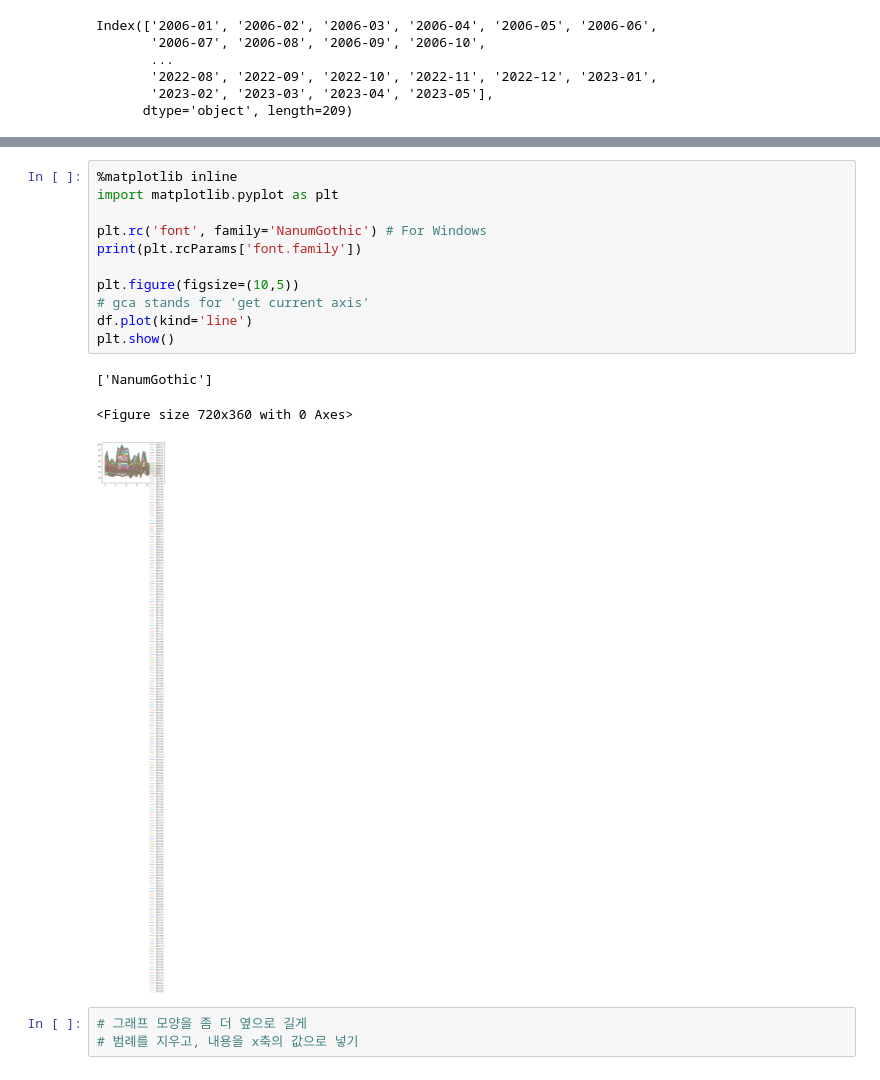
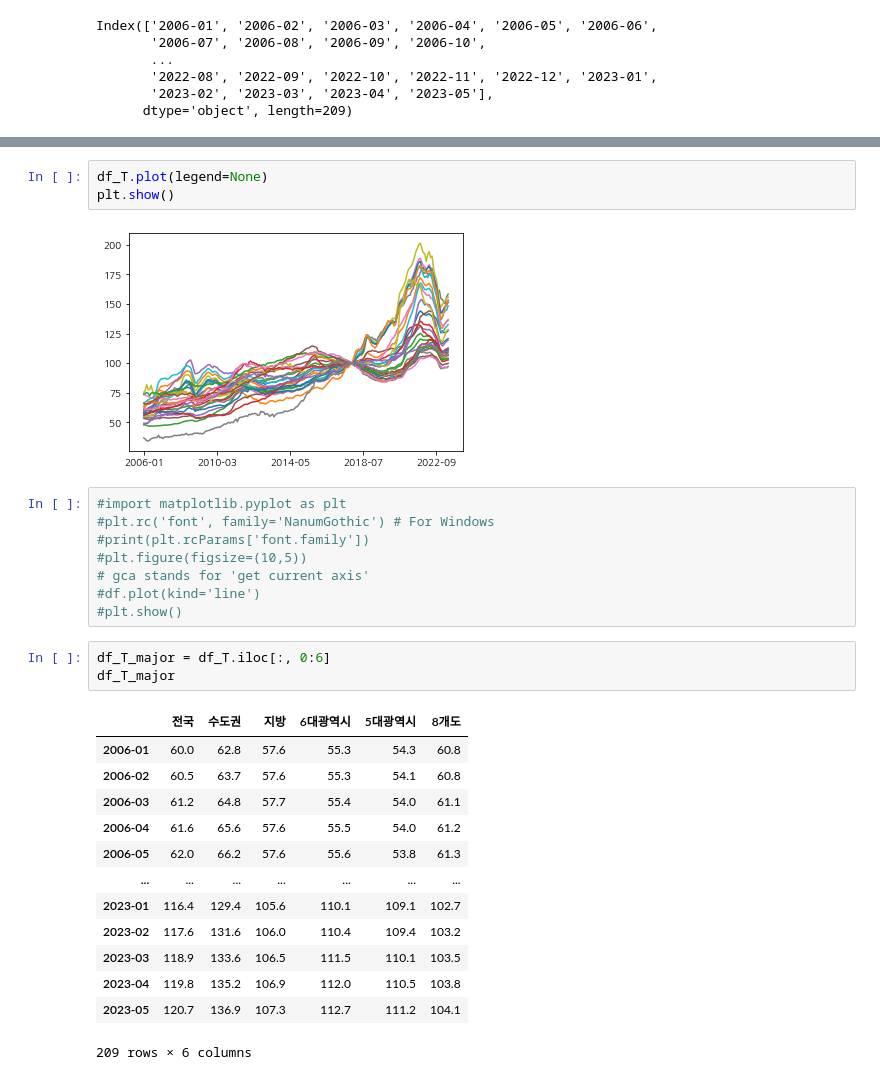
Before and after one commit to zune2/DSpython, a Jupyter notebook: 한국부동산원_공동주택 실거래가격지수_아파트_월별 지역별 매매.ipynb, the cells around one changed output, grey strips where cells are left out. Drawn from its saved outputs; the diff is of its cells as text.

```diff
--- a/한국부동산원_공동주택 실거래가격지수_아파트_월별 지역별 매매.ipynb
+++ b/한국부동산원_공동주택 실거래가격지수_아파트_월별 지역별 매매.ipynb
@@ -138,18 +157,30 @@ Index(['2006-01', '2006-02', '2006-03', '2006-04', '2006-05', '2006-06',
+# %%
+df_T.plot(legend=None)
+plt.show()
+# %% [output]
+[figure, added]
 # %%
-%matplotlib inline
-import matplotlib.pyplot as plt
-
-plt.rc('font', family='NanumGothic') # For Windows
-print(plt.rcParams['font.family'])
-
-plt.figure(figsize=(10,5))
+#import matplotlib.pyplot as plt
+#plt.rc('font', family='NanumGothic') # For Windows
+#print(plt.rcParams['font.family'])
+#plt.figure(figsize=(10,5))
 # gca stands for 'get current axis'
-df.plot(kind='line')
-plt.show()
+#df.plot(kind='line')
+#plt.show()
-# %% [output]
-['NanumGothic']
-<Figure size 720x360 with 0 Axes>
-[figure, removed]
-# %%
-# 그래프 모양을 좀 더 옆으로 길게
-# 범례를 지우고, 내용을 x축의 값으로 넣기
+# %%
+df_T_major = df_T.iloc[:, 0:6]
+df_T_major
+# %% [output]
+|  | 전국 | 수도권 | 지방 | 6대광역시 | 5대광역시 | 8개도 |
+| 2006-01 | 60.0 | 62.8 | 57.6 | 55.3 | 54.3 | 60.8 |
+| 2006-02 | 60.5 | 63.7 | 57.6 | 55.3 | 54.1 | 60.8 |
+| 2006-03 | 61.2 | 64.8 | 57.7 | 55.4 | 54.0 | 61.1 |
+| 2006-04 | 61.6 | 65.6 | 57.6 | 55.5 | 54.0 | 61.2 |
+| 2006-05 | 62.0 | 66.2 | 57.6 | 55.6 | 53.8 | 61.3 |
+| ... | ... | ... | ... | ... | ... | ... |
+| 2023-01 | 116.4 | 129.4 | 105.6 | 110.1 | 109.1 | 102.7 |
+| 2023-02 | 117.6 | 131.6 | 106.0 | 110.4 | 109.4 | 103.2 |
+| 2023-03 | 118.9 | 133.6 | 106.5 | 111.5 | 110.1 | 103.5 |
+| 2023-04 | 119.8 | 135.2 | 106.9 | 112.0 | 110.5 | 103.8 |
+| 2023-05 | 120.7 | 136.9 | 107.3 | 112.7 | 111.2 | 104.1 |
+209 rows × 6 columns
```
Also changed, not shown: parts of 10 cells of this notebook, 2 other files.
